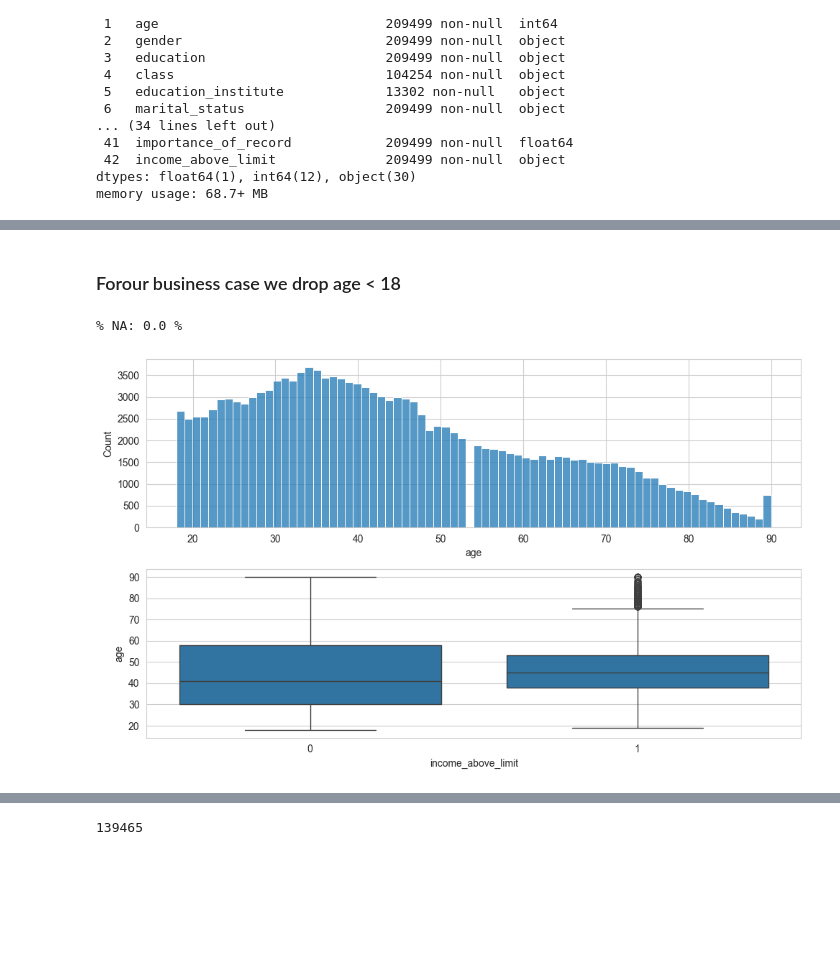
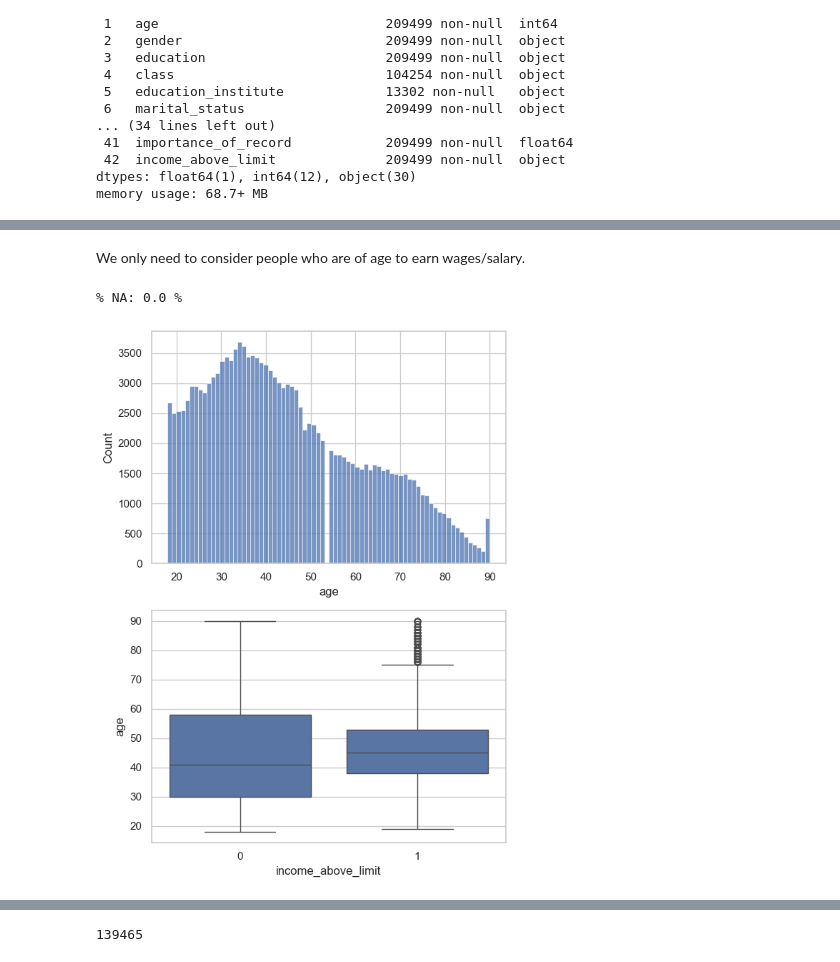
Before and after one commit to hanksnowdon/DataMiningProject, a Jupyter notebook: notebooks/01_EDA.ipynb, the cells around one changed output, grey strips where cells are left out. Saved outputs shown, nothing was run; the diff lists cells and outputs as text; code cells hidden in the pictures; blank space fills up the shorter version.

```diff
--- a/notebooks/01_EDA.ipynb
+++ b/notebooks/01_EDA.ipynb
@@ -15,2 +14,4 @@ import seaborn as sns
 # %%
-DATA_PATH = '../dataset/'
+# Set path
+DATA_PATH = ''
+data = pd.read_csv(os.path.join(DATA_PATH,'Train.csv'))
@@ -66,21 +52,39 @@ memory usage: 68.7+ MB
 data.drop('ID', axis=1, inplace=True)
 # %%
-# helper functions
+# Set themes
+sns.set_style("whitegrid")
+sns.set_context("notebook")
+sns.set_palette("deep")
 
+# Create functions to perform EDA
+# Numerical variable
 def num_eda(data, feature, target):
-    f, axs = plt.subplots(2, 1, figsize=(10, 6), gridspec_kw=dict(width_ratios=[7]))
+    f, axs = plt.subplots(2, 1, figsize=(6,8))
     sns.histplot(data, x=feature, ax=axs[0])
     sns.boxplot(x=target, y=feature, data=data, ax=axs[1])
     f.tight_layout()
-    #sns.relplot(data=data, x=feature, y=target, kind="line", errorbar=None)
     print(f'% NA: {np.average(data[feature].isna())*100} %')
 
+# Categorical variables
 
-def cat_eda(data, feature, target, rotation=0):
-    sns.histplot(data, x=feature)
-    plt.xticks(rotation=rotation)
-    sns.catplot(data=data, kind="bar", estimator='mean', x=feature, y=target, alpha=.6)
-    plt.xticks(rotation=rotation)
+def cat_eda(data, feature, target, rotation=0, xtick_label_size=None):
+    f, axs = plt.subplots(2, 1, figsize=(6, 8))
+
+    sns.histplot(data, x=feature, ax=axs[0])
+    axs[0].tick_params(axis='x', labelsize=xtick_label_size)
+    if rotation != 0:
+        axs[0].set_xticks(axs[0].get_xticks())
+        axs[0].set_xticklabels(axs[0].get_xticklabels(), rotation=rotation, ha='right')
+
+    sns.barplot(data=data, estimator='mean', x=feature, y=target, ax=axs[1], alpha=.7)
+    axs[1].tick_params(axis='x', labelsize=xtick_label_size)
+    if rotation != 0:
+
+        axs[1].set_xticks(axs[1].get_xticks())
+        axs[1].set_xticklabels(axs[1].get_xticklabels(), rotation=rotation, ha='right')
+
+    f.tight_layout()
+
     print(f'Categories: {data[feature].value_counts()} ')
     print(f'% NA: {np.average(data[feature].isna()) * 100} %')
 # %% [markdown]
@@ -128,3 +128,5 @@ Name: proportion, dtype: float64
 # %%
+# Convert variable into numeric
+data['income_above_limit_orig'] = data.income_above_limit
 data.income_above_limit = np.where(data.income_above_limit == 'Above limit',1,0)
 # %%
@@ -139,2 +142,2 @@ num_eda(data,'age','income_above_limit')
 # %% [markdown]
-### Forour business case we drop age < 18
+We only need to consider people who are of age to earn wages/salary.
@@ -141,6 +146,6 @@ num_eda(data,'age','income_above_limit')
 # %%
-num_eda(data.loc[data.age>=18],'age','income_above_limit')
+num_eda(data_18,'age','income_above_limit')
 # %% [output]
 % NA: 0.0 %
-[figure, old version]
+[figure, new version]
 # %%
```
Also changed, not shown: parts of 156 cells of this notebook.
